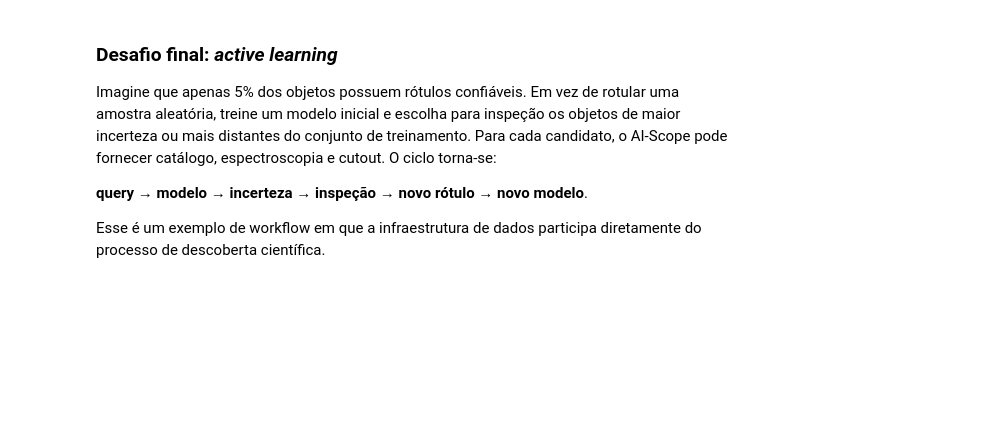
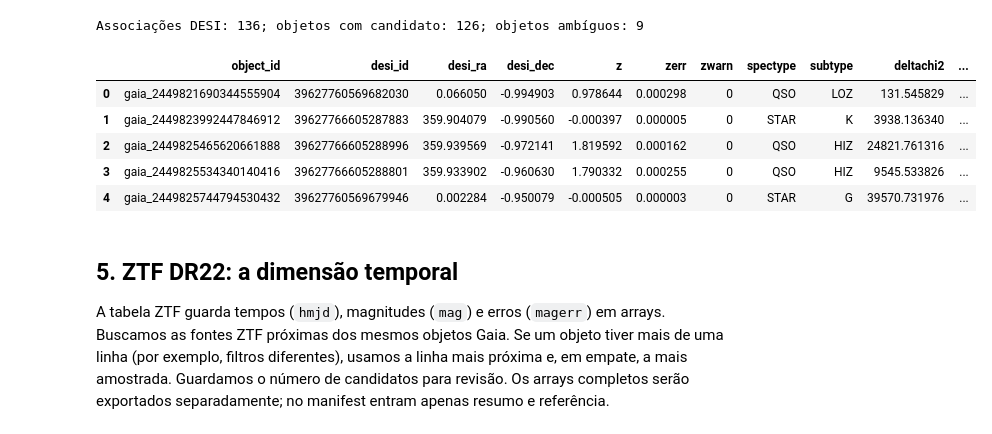
Before and after one commit to Schwarzam/SAB-AI-Scope-workshop, a Jupyter notebook: notebooks/05_multimodal_dataset.ipynb, the cells around one changed output. Drawn from its saved outputs; the diff is of its cells as text; code cells hidden in the pictures; blank space fills up the shorter version.

```diff
--- a/notebooks/05_multimodal_dataset.ipynb
+++ b/notebooks/05_multimodal_dataset.ipynb
@@ -65,23 +138,36 @@ gaia_match.head()
 # %%
-# Segunda modalidade: espectroscopia DESI para os mesmos objetos.
-query = """
+desi_query = f"""
 SELECT
-    u.object_id,
-    d.id AS desi_id,
-    d.z, d.zerr, d.zwarn,
-    d.spectype, d.subtype,
-    d.deltachi2,
+    u.object_id, d.id AS desi_id, d.ra AS desi_ra, d.dec AS desi_dec,
+    d.z, d.zerr, d.zwarn, d.spectype, d.subtype, d.deltachi2,
     dist(u.ra, u.dec, d.ra, d.dec) AS desi_sep_deg
 FROM upload.objects AS u
 JOIN desi.desi_specz_dr1 AS d
-  ON cone(d.ra, d.dec, u.ra, u.dec, 0.0003)
+  ON cone(d.ra, d.dec, u.ra, u.dec, {MATCH_RADIUS_ARCSEC / 3600.0})
 """
+raw_desi = cl.query_and_wait(
+    query_text=desi_query, mode="astroql", file=objects,
+    table_name="objects", verbose=0,
+).data.copy()
 
-desi_match = cl.query_and_wait(
-    query_text=query,
-    mode="astroql",
-    file=objects,
-    table_name="objects",
-).data
-
-desi_match["desi_sep_arcsec"] = desi_match.desi_sep_deg * 3600
+expected = ["object_id", "desi_id", "desi_ra", "desi_dec", "z", "zerr", "zwarn",
+            "spectype", "subtype", "deltachi2", "desi_sep_deg"]
+if raw_desi.empty:
+    raw_desi = pd.DataFrame(columns=expected)
+raw_desi["desi_id"] = raw_desi["desi_id"].astype("string")
+raw_desi["desi_sep_arcsec"] = pd.to_numeric(raw_desi["desi_sep_deg"], errors="coerce") * 3600
+candidate_counts = raw_desi.groupby("object_id").size().rename("n_desi_candidates")
+desi_best = (raw_desi.sort_values(["object_id", "desi_sep_arcsec", "desi_id"])
+             .drop_duplicates("object_id")
+             .merge(candidate_counts, on="object_id", validate="one_to_one"))
+print(f"Associações DESI: {len(raw_desi)}; objetos com candidato: {len(desi_best)}; "
+      f"objetos ambíguos: {(candidate_counts > 1).sum()}")
+display(desi_best.head())
+# %% [output]
+Associações DESI: 136; objetos com candidato: 126; objetos ambíguos: 9
+|  | object_id | desi_id | desi_ra | desi_dec | z | zerr | zwarn | spectype | subtype | deltachi2 | ... |
+| 0 | gaia_2449821690344555904 | 39627760569682030 | 0.066050 | -0.994903 | 0.978644 | 0.000298 | 0 | QSO | LOZ | 131.545829 | ... |
+| 1 | gaia_2449823992447846912 | 39627766605287883 | 359.904079 | -0.990560 | -0.000397 | 0.000005 | 0 | STAR | K | 3938.136340 | ... |
+| 2 | gaia_2449825465620661888 | 39627766605288996 | 359.939569 | -0.972141 | 1.819592 | 0.000162 | 0 | QSO | HIZ | 24821.761316 | ... |
+| 3 | gaia_2449825534340140416 | 39627766605288801 | 359.933902 | -0.960630 | 1.790332 | 0.000255 | 0 | QSO | HIZ | 9545.533826 | ... |
+| 4 | gaia_2449825744794530432 | 39627760569679946 | 0.002284 | -0.950079 | -0.000505 | 0.000003 | 0 | STAR | G | 39570.731976 | ... |
@@ -97,8 +174,4 @@ manifest
-# %% [markdown]
-### Desafio final: *active learning*
-
-Imagine que apenas 5% dos objetos possuem rótulos confiáveis. Em vez de rotular uma amostra aleatória, treine um modelo inicial e escolha para inspeção os objetos de maior incerteza ou mais distantes do conjunto de treinamento. Para cada candidato, o AI-Scope pode fornecer catálogo, espectroscopia e cutout. O ciclo torna-se:
-
-**query → modelo → incerteza → inspeção → novo rótulo → novo modelo**.
-
-Esse é um exemplo de workflow em que a infraestrutura de dados participa diretamente do processo de descoberta científica.
+# %% [markdown]
+## 5. ZTF DR22: a dimensão temporal
+
+A tabela ZTF guarda tempos (`hmjd`), magnitudes (`mag`) e erros (`magerr`) em arrays. Buscamos as fontes ZTF próximas dos mesmos objetos Gaia. Se um objeto tiver mais de uma linha (por exemplo, filtros diferentes), usamos a linha mais próxima e, em empate, a mais amostrada. Guardamos o número de candidatos para revisão. Os arrays completos serão exportados separadamente; no manifest entram apenas resumo e referência.
```
Also changed, not shown: parts of 30 cells of this notebook, 7 other files.
